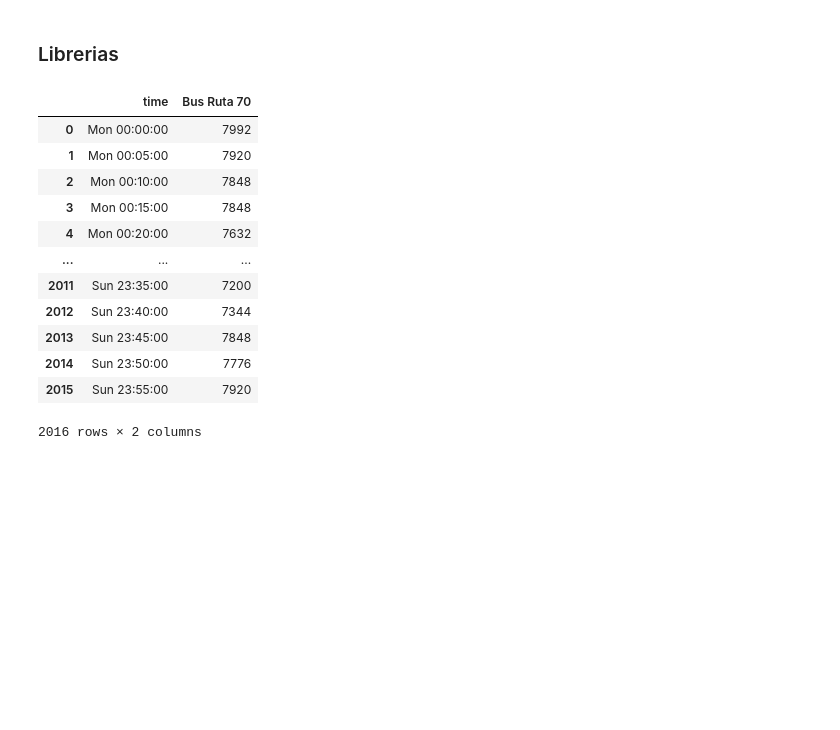
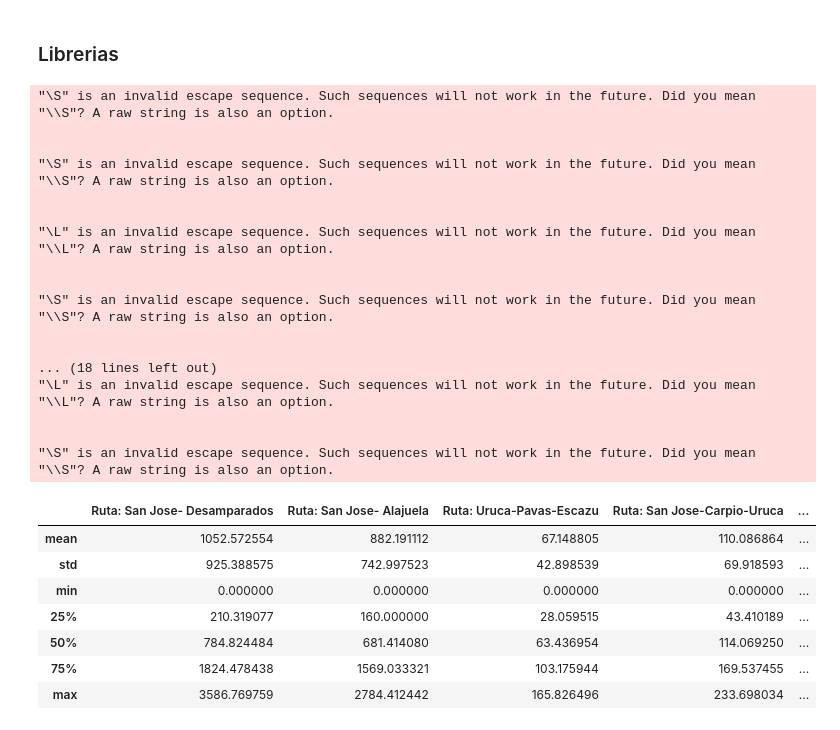
Before and after one commit to Gabriel-Aleman/Estudio-Movilidad-Electrica-, a Jupyter notebook: myNotebook.ipynb, the cells around one changed output. Saved outputs shown, nothing was run; the diff lists cells and outputs as text; code cells hidden in the pictures; blank space fills up the shorter version.

```diff
--- a/myNotebook.ipynb
+++ b/myNotebook.ipynb
@@ -4,20 +4,47 @@
 import plotly.express as px
 import pandas as pd
 # %%
-ruta_a = pd.read_csv("Data\Ruta70.csv")
-ruta_a
+ruta_a = pd.read_csv("Data\SanJoseDesampa.csv")
+ruta_b = pd.read_csv("Data\SanJoseAlajuela.csv")
+ruta_c = pd.read_csv("Data\LaUrucaPavasEscazu.csv")
+ruta_d = pd.read_csv("Data\SanJoseCarpioUruca.csv")
 # %% [output]
-|  | time | Bus Ruta 70 |
-| 0 | Mon 00:00:00 | 7992 |
-| 1 | Mon 00:05:00 | 7920 |
-| 2 | Mon 00:10:00 | 7848 |
-| 3 | Mon 00:15:00 | 7848 |
-| 4 | Mon 00:20:00 | 7632 |
-| ... | ... | ... |
-| 2011 | Sun 23:35:00 | 7200 |
-| 2012 | Sun 23:40:00 | 7344 |
-| 2013 | Sun 23:45:00 | 7848 |
-| 2014 | Sun 23:50:00 | 7776 |
-| 2015 | Sun 23:55:00 | 7920 |
-2016 rows × 2 columns
+"\S" is an invalid escape sequence. Such sequences will not work in the future. Did you mean "\\S"? A raw string is also an option.
+
+
+"\S" is an invalid escape sequence. Such sequences will not work in the future. Did you mean "\\S"? A raw string is also an option.
+
+
+"\L" is an invalid escape sequence. Such sequences will not work in the future. Did you mean "\\L"? A raw string is also an option.
+
+
+"\S" is an invalid escape sequence. Such sequences will not work in the future. Did you mean "\\S"? A raw string is also an option.
+
+
+... (18 lines left out)
+"\L" is an invalid escape sequence. Such sequences will not work in the future. Did you mean "\\L"? A raw string is also an option.
+
+
+"\S" is an invalid escape sequence. Such sequences will not work in the future. Did you mean "\\S"? A raw string is also an option.
+# %%
+df=pd.DataFrame()
+df["t_stamp"] = ruta_a["time"]
+df["Ruta: San Jose- Desamparados"]  = ruta_a["Trabajo grupal"]
+df["Ruta: San Jose- Alajuela"]      = ruta_b["Trabajo grupal"]
+df["Ruta: Uruca-Pavas-Escazu"]      = ruta_c["Trabajo grupal"]
+df["Ruta: San Jose-Carpio-Uruca"]   = ruta_d["Trabajo grupal"]
+df["Consumo total (kW)"] = df["Ruta: San Jose-Carpio-Uruca"]+df["Ruta: San Jose- Desamparados"]+df["Ruta: San Jose- Alajuela"]+df["Ruta: Uruca-Pavas-Escazu"]
+# %%
+estad = df.describe()
+estad = estad.iloc[1:]
+estad
+# %% [output]
+|  | Ruta: San Jose- Desamparados | Ruta: San Jose- Alajuela | Ruta: Uruca-Pavas-Escazu | Ruta: San Jose-Carpio-Uruca | ... |
+| mean | 1052.572554 | 882.191112 | 67.148805 | 110.086864 | ... |
+| std | 925.388575 | 742.997523 | 42.898539 | 69.918593 | ... |
+| min | 0.000000 | 0.000000 | 0.000000 | 0.000000 | ... |
+| 25% | 210.319077 | 160.000000 | 28.059515 | 43.410189 | ... |
+| 50% | 784.824484 | 681.414080 | 63.436954 | 114.069250 | ... |
+| 75% | 1824.478438 | 1569.033321 | 103.175944 | 169.537455 | ... |
+| max | 3586.769759 | 2784.412442 | 165.826496 | 233.698034 | ... |
 # %%
```
Also changed, not shown: parts of 3 cells of this notebook, 15 other files.
